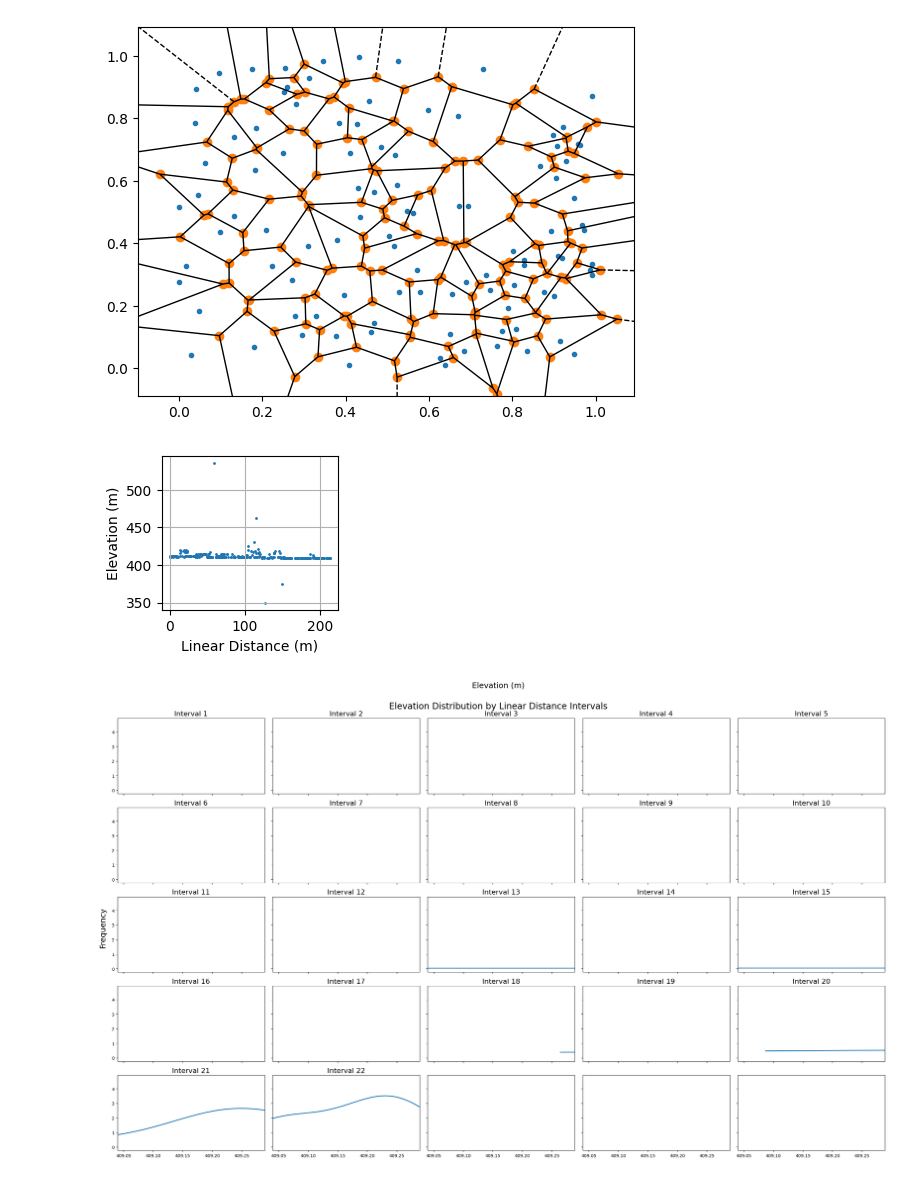
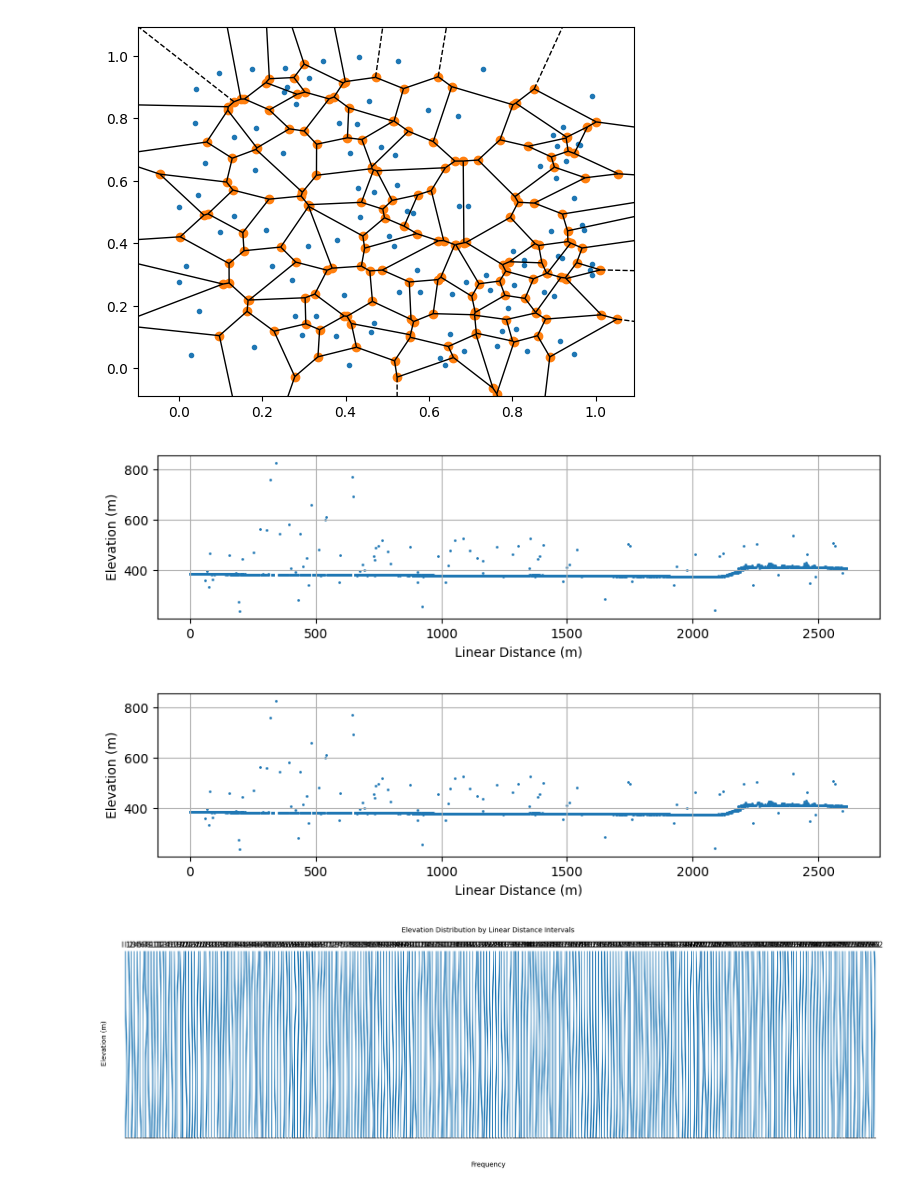
Before and after one commit to 1kaiser/ICESAT2, a Jupyter notebook: ICESAT2_tracks_intersection_plotting.ipynb, the cells around one changed output. Drawn from its saved outputs; the diff is of its cells as text; code cells hidden in the pictures.

Commit message:
plotted elevatiion histograms

```diff
--- a/ICESAT2_tracks_intersection_plotting.ipynb
+++ b/ICESAT2_tracks_intersection_plotting.ipynb
@@ -213,9 +213,9 @@ import matplotlib.pyplot as plt
 #@title **tracks buffer plot with its intersections at centre as well as height vs lat/lon of the buffered region**{ vertical-output: true }
 fsize = 10
 filename_1 = "/content/processed_ATL03_20200531180255_10110706_005_01.h5" #@param {type:"string"}
-filename_2 = "/content/processed_ATL03_20210208175352_07141002_005_01.h5" #@param {type:"string"}
+filename_2 = "/content/processed_ATL03_20200211111433_07140602_005_01.h5" #@param {type:"string"}
 tr_1 = "gt1l" #@param ["gt1l", "gt1r", "gt2l", "gt2r", "gt3l", "gt3r"]
-tr_2 = "gt1l" #@param ["gt1l", "gt1r", "gt2l", "gt2r", "gt3l", "gt3r"]
+tr_2 = "gt2r" #@param ["gt1l", "gt1r", "gt2l", "gt2r", "gt3l", "gt3r"]
 
 
 import h5py
@@ -292,7 +292,7 @@ points_2 = [Point(lon, lat) for lat, lon in zip(lat_2, lon_2)]
 
 # Find the intersection of the two tracks
 intersection = unary_union([LineString(points_1).intersection(LineString(points_2))])
-buffer_region_in_meters = 100 #@param {type:"raw"} # in meters
+buffer_region_in_meters = 1000 #@param {type:"raw"} # in meters
 buffer_region = 1/(110 * 1000)* buffer_region_in_meters
 
 # Create a buffer around the intersection point
@@ -359,7 +359,7 @@ ax2.set_title('Tracks 1 and 2 with Intersection Buffer')
 ax2.legend(['Track 1', 'Track 2'], loc='lower right', scatterpoints=10)
 ################################################################################< elevation vs latitude
 median_height = np.median(np.concatenate((height_1_buf, height_2_buf)))
-buffer_height = 1 #@param {type:"raw"}
+buffer_height = 100 #@param {type:"raw"}
 
 ax3 = fig.add_axes([0.5 -w_x/2 , 0-h_y , w_x , h_y], sharey=ax2)
 ax3.set_position([pos.x0 + pos.width , pos.y0 , w_x/3, pos.height])
@@ -460,36 +464,45 @@ import numpy as np
 import matplotlib.pyplot as plt
 
 # Define haversine function
 def haversine(lat1, lon1, lat2, lon2):
     R = 6371.0  # Earth radius in km
     dLat, dLon = np.radians(lat2 - lat1), np.radians(lon2 - lon1)
     lat1, lat2 = np.radians(lat1), np.radians(lat2)
     a = np.sin(dLat/2)**2 + np.cos(lat1)*np.cos(lat2)*np.sin(dLon/2)**2
     c = 2*np.arcsin(np.sqrt(a))
     return R*c*1000.0
 
 # Load data from .npy file
 data = np.load('/content/point_cloud.npy')
 
 # Extract latitude, longitude, and elevation data
 lon, lat, elev = data[:,0], data[:,1], data[:,2]
 
 # Calculate linear distance between points
 dist = np.zeros_like(lat)
 for i in range(1, len(lat)):
     dist[i] = dist[i-1] + haversine(lat[i-1], lon[i-1], lat[i], lon[i])
 
 # Create scatter plot
-fig, ax = plt.subplots(figsize=(5, 2), dpi = 100)
+fig, ax = plt.subplots(figsize=(10, 10), dpi = 100)
 ax.scatter(dist, elev, s= 1)
 ax.set_aspect('equal')
 ax.set_xlabel('Linear Distance (m)')
 ax.set_ylabel('Elevation (m)')
 ax.grid(True)
 plt.show()
 # %% [output]
-[figure, old version]
+[figure, new version]
 # %%
+# Create scatter plot
+fig, ax = plt.subplots(figsize=(10, 10), dpi = 100)
+ax.scatter(dist, elev, s= 1)
+ax.set_aspect('equal')
+ax.set_xlabel('Linear Distance (m)')
+ax.set_ylabel('Elevation (m)')
+ax.grid(True)
+plt.show()
+#####################################################################################
 import matplotlib.pyplot as plt
 
 # Define haversine function
@@ -524,6 +537,8 @@ elev_intervals = [np.array([]) for i in range(num_intervals)]
 for i in range(num_intervals):
     mask = (dist_intervals[i] <= dist) & (dist < dist_intervals[i] + interval) & (~np.isnan(elev))
     elev_intervals[i] = elev[mask]
+    if (len(elev_intervals[i]) == 1):
+      elev_intervals[i] = elev_intervals[i - 1]
 #########################################################################################################################
 import matplotlib.pyplot as plt
 from scipy.stats import gaussian_kde
@@ -531,30 +546,42 @@ from scipy.stats import gaussian_kde
 # Define the number of rows and columns for the subplots
 num_rows = int(num_intervals**0.5) + 1
 num_cols = int(num_intervals/num_rows) + 1
-num_bins = 1000
+num_bins = 100
+
+
 # Create the subplots
-fig, axs = plt.subplots(num_rows, num_cols, sharex=True, sharey=True, figsize=(5 * num_rows, 3 * num_cols), dpi=100)
+fig, axs = plt.subplots(1, num_intervals, figsize=(20 , 5 ), dpi=100)
 fsize = 10
 # Plot the histogram for each interval, with a different color for each interval
 for i in range(num_intervals):
-    row_idx = i // num_cols
-    col_idx = i % num_cols
+    row_idx = 0
+    col_idx = i
     x = np.linspace(np.min(elev_intervals[i]), np.max(elev_intervals[i]), num_bins)
     kde = gaussian_kde(elev_intervals[i])
-    axs[row_idx, col_idx].plot(x, kde(x), linewidth=2)
+    axs[i].plot( kde(x), x, linewidth=2)
     # axs[row_idx, col_idx].hist(elev_intervals[i], bins=num_bins, alpha=0.5, linewidth=20)
-    axs[row_idx, col_idx].set_xlim(np.min(elev_intervals[i]), np.max(elev_intervals[i]))
-    axs[row_idx, col_idx].set_title('Interval {}'.format(i+1), fontsize= fsize *1.6)
+    axs[i].set_ylim(np.min(x), np.max(x))
+    axs[i].invert_yaxis()
+    axs[i].set_yticklabels([]) # remove y-axis values
+    axs[i].set_xticklabels([]) # remove y-axis values
+    axs[i].set_yticks([]) # remove y-axis ticks
+    axs[i].set_xticks([]) # remove x-axis ticks
+    axs[i].set_title('I {}'.format(i+1), fontsize= fsize *1.05)
+    axs[i].spines['top'].set_visible(False) # remove top spine
+    axs[i].spines['bottom'].set_visible(True) # remove bottom spine
+    axs[i].spines['left'].set_visible(False) # remove left spine
+    axs[i].spines['right'].set_visible(False) # remove right spine
 
 # Add labels and title to the plot
-fig.text(0.5, 1.01, 'Elevation (m)', ha='center', fontsize=fsize *1.8)
-fig.text(-0.01, 0.5, 'Frequency', va='center', rotation='vertical', fontsize= fsize * 1.8)
-fig.suptitle('Elevation Distribution by Linear Distance Intervals', fontsize= fsize * 2.0)
+fig.text(0.5, -0.01, 'Frequency', ha='center', fontsize=fsize *1.001)
+fig.text(0.1, 0.5, 'Elevation (m)', va='center', rotation='vertical', fontsize= fsize * 1.001)
+fig.suptitle( 'Elevation Distribution by Linear Distance Intervals', fontsize= fsize * 1.02)
 
 # Adjust the layout of the subplots
-plt.tight_layout()
-
+# plt.tight_layout()
+plt.subplots_adjust(wspace = 0.4)
 # Show the plot
 plt.show()
 # %% [output]
-[figure, old version]
+[figure, new version]
+[figure, added]
```
Also changed, not shown: parts of 4 cells of this notebook.
